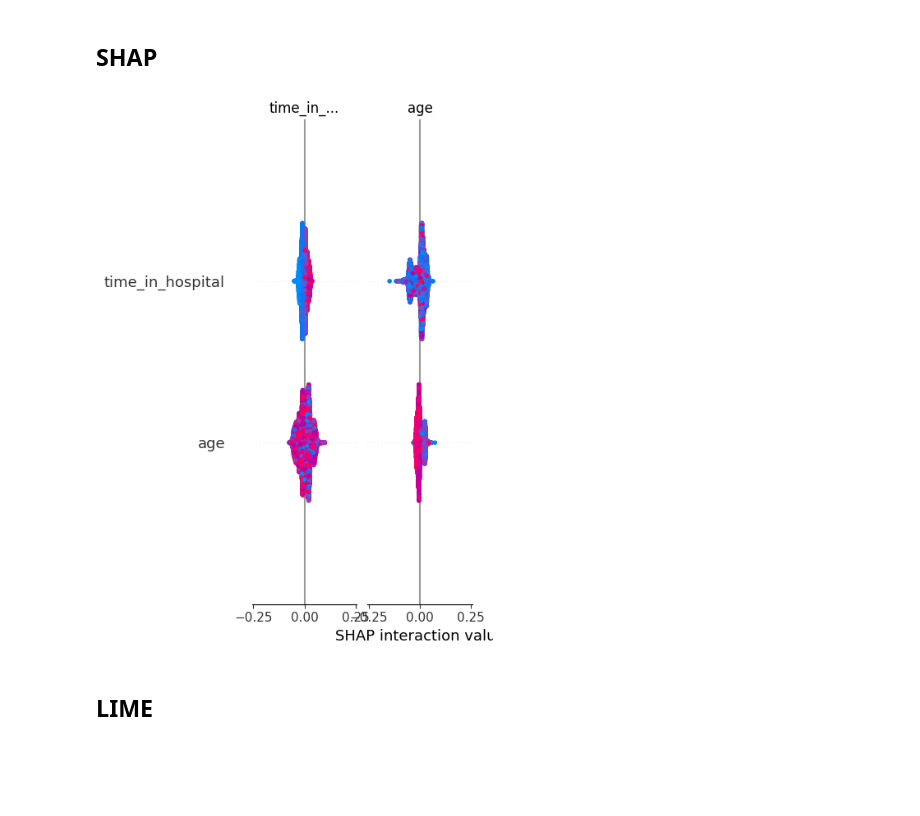
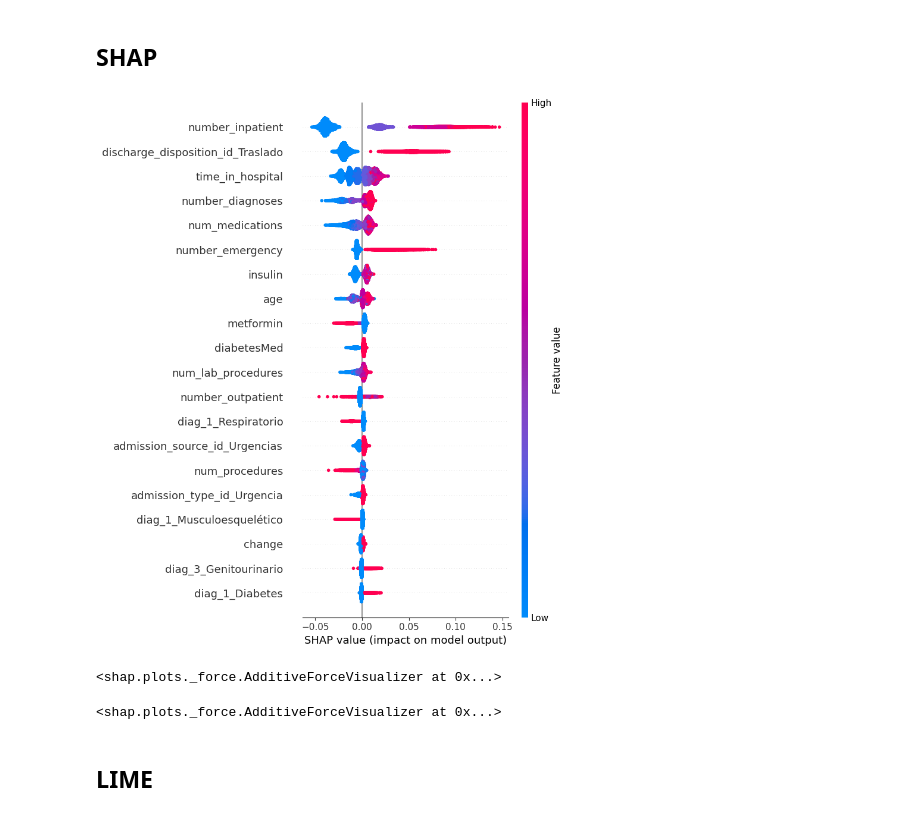
Before and after one commit to vicSA5/practica-an-lisis-de-datos-cl-nicos, a Jupyter notebook: pre-analisis.ipynb, the cells around one changed output. Cells and saved outputs as stored; diff of their text form; code cells hidden in the pictures; blank space fills up the shorter version.

```diff
--- a/pre-analisis.ipynb
+++ b/pre-analisis.ipynb
@@ -897,31 +945,41 @@ print(df_stats)
 # %% [markdown]
 ## SHAP
 # %%
-# 1. Filtramos las 10 columnas del RFE (las que el modelo entiende)
-cols_finales = X_train.columns[selector_rfe.support_]
+model_shap = RandomForestClassifier(max_depth=7, n_estimators=100, class_weight='balanced', random_state=42)
+model_shap.fit(X_train, y_train)
 
-# 2. Re-entrenamos rápido el modelo con esas 10 variables fuera del Pipeline
-# Esto evita el error de "estimators_" y el de nombres de columnas
-model_shap = RandomForestClassifier(max_depth=7, n_estimators=100, class_weight='balanced', random_state=42)
-model_shap.fit(X_train[cols_finales], y_train)
+explainer = shap.TreeExplainer(model_shap)
+shap_values = explainer.shap_values(X_test)
 
-# 3. Creamos el explicador de árboles
-explainer = shap.TreeExplainer(model_shap)
-
-# 4. Calculamos los valores SHAP sobre el test filtrado
-# Usamos directamente el DataFrame para que SHAP pille los nombres de las columnas
-shap_values = explainer.shap_values(X_test[cols_finales])
-
-# 5. EL GRÁFICO DE PUNTOS (Beeswarm)
-# Si shap_values es una lista, el índice [1] es para la clase "Readmitido"
-if isinstance(shap_values, list):
-    shap_to_plot = shap_values[1]
+if len(shap_values.shape) == 3:
+    shap_to_plot = shap_values[:, :, 1]
 else:
     shap_to_plot = shap_values
-
-shap.summary_plot(shap_to_plot, X_test[cols_finales])
-# %% [output]
-[figure, removed]
+# %%
+# Gráfico en general
+shap.summary_plot(shap_to_plot, X_test)
+# %% [output]
+[figure, added]
+# %%
+# Gráfico individual de paciente No Readmitido
+idx = 0
+shap.force_plot(
+    explainer.expected_value[1],
+    shap_values[idx, :, 1],
+    X_test.iloc[idx]
+)
+# %% [output]
+<shap.plots._force.AdditiveForceVisualizer at 0x...>
+# %%
+# Gráfico individual de paciente Readmitido
+idx = 6000
+shap.force_plot(
+    explainer.expected_value[1],
+    shap_values[idx, :, 1],
+    X_test.iloc[idx]
+)
+# %% [output]
+<shap.plots._force.AdditiveForceVisualizer at 0x...>
 # %% [markdown]
 ## LIME
 # %%
```
Also changed, not shown: parts of 4 cells of this notebook, 1 other file.
